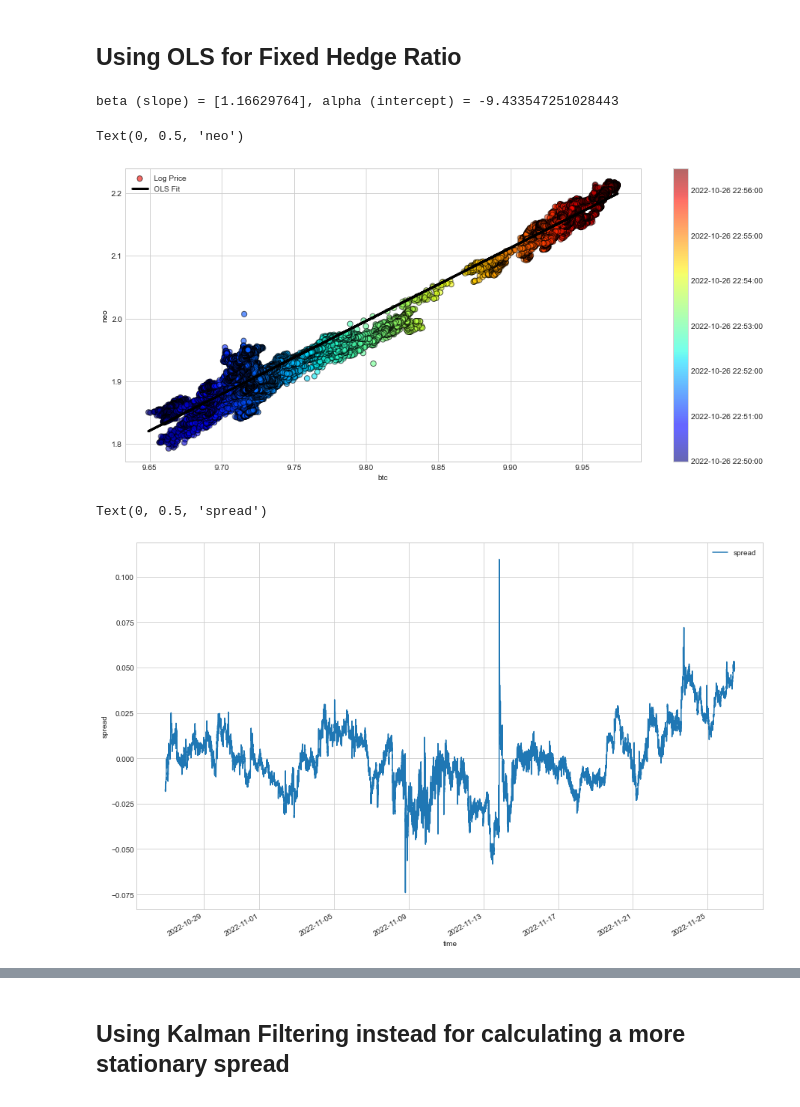
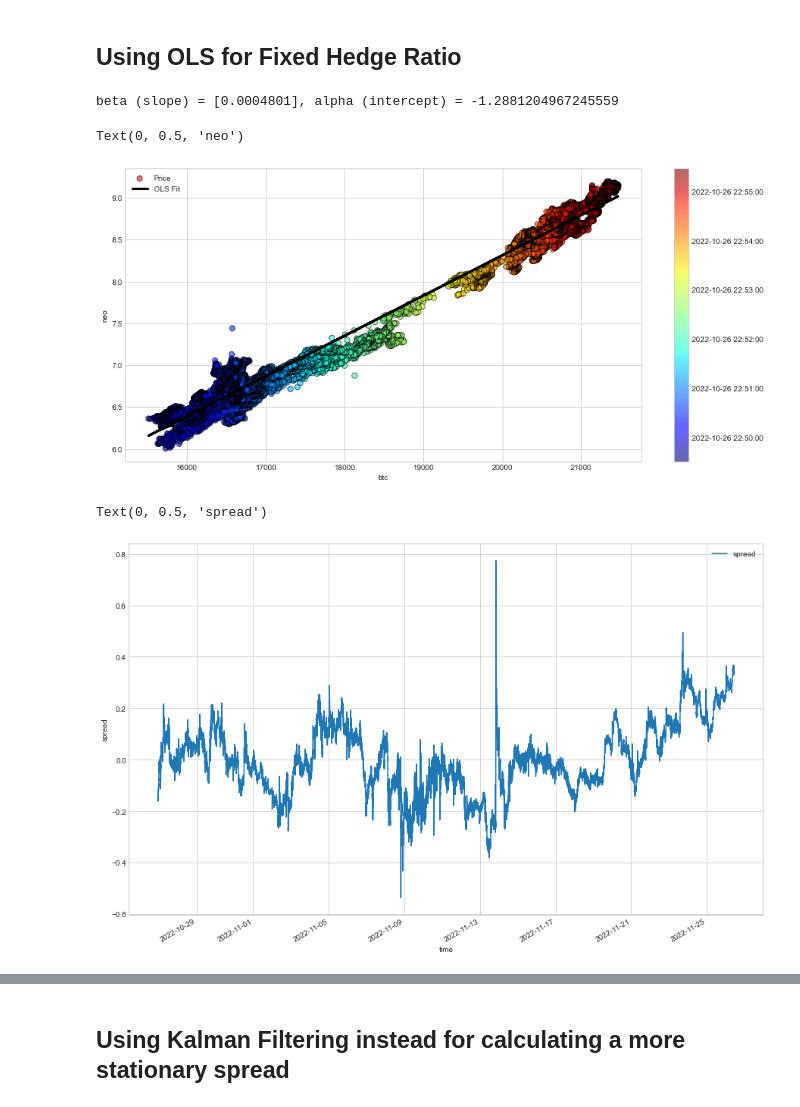
Before and after one commit to BabyChouSr/crypto-pairs-trading, a Jupyter notebook: Crypto Pairs Trading with Kalman Filtering Final.ipynb, the cells around one changed output, grey strips where cells are left out. Drawn from its saved outputs; the diff is of its cells as text; code cells hidden in the pictures.

```diff
--- a/Crypto Pairs Trading with Kalman Filtering Final.ipynb
+++ b/Crypto Pairs Trading with Kalman Filtering Final.ipynb
@@ -225,38 +225,38 @@ plt.show()
 ## Using OLS for Fixed Hedge Ratio ##
 # %%
 lm = LinearRegression()
-lm.fit(np.array(all_prices["btc_price"].iloc[-43800:]).reshape(-1,1),np.array(all_prices["neo_price"].iloc[-43800:]))
+lm.fit(np.exp(np.array(all_prices["btc_price"].iloc[-43800:])).reshape(-1,1),np.exp(np.array(all_prices["neo_price"].iloc[-43800:])))
 alpha = lm.intercept_
 beta = lm.coef_
-y_pred = alpha + beta[0] * all_prices["btc_price"].iloc[-43800:]
+y_pred = alpha + beta[0] * np.exp(all_prices["btc_price"].iloc[-43800:])
 print(f"beta (slope) = {beta}, alpha (intercept) = {alpha}")
 # %% [output]
-beta (slope) = [1.16629764], alpha (intercept) = -9.433547251028443
+beta (slope) = [0.0004801], alpha (intercept) = -1.2881204967245559
 # %%
 #plot the last month of log price data of xrp vs xmr
-x = list(all_prices["btc_price"].iloc[-43800:])
+x = list(np.exp(all_prices["btc_price"].iloc[-43800:]))
 plt.figure(figsize =(15,7))
 cm = plt.get_cmap('jet')
-sc = plt.scatter(all_prices["btc_price"].iloc[-43800:], all_prices["neo_price"].iloc[-43800:], s=50, c=x, cmap=cm, marker='o',
-                 alpha=0.6,label='Log Price',edgecolor='k')
+sc = plt.scatter(np.exp(all_prices["btc_price"].iloc[-43800:]), np.exp(all_prices["neo_price"].iloc[-43800:]), s=50, c=x, cmap=cm, marker='o',
+                alpha=0.6,label='Price',edgecolor='k')
 plt.plot(x, y_pred, '-',c='black',linewidth=3, label='OLS Fit')
 plt.legend()
 cb = plt.colorbar(sc)
 cb.ax.set_yticklabels([str(p) for p in all_prices["btc_price"].iloc[-43800:].index])
 plt.xlabel("btc")
 plt.ylabel("neo")
 # %% [output]
 Text(0, 0.5, 'neo')
-[figure, old version]
+[figure, new version]
 # %%
-df = pd.DataFrame(all_prices["neo_price"].iloc[-43800:] - all_prices["btc_price"].iloc[-43800:]*beta-alpha,
+df = pd.DataFrame(np.exp(all_prices["neo_price"].iloc[-43800:]) - np.exp(all_prices["btc_price"].iloc[-43800:])*beta-alpha,
                     index= all_prices["btc_price"].iloc[-43800:].index)
 df.columns = ['spread']
 df.plot(figsize =(15,10))
 plt.ylabel('spread')
 # %% [output]
 Text(0, 0.5, 'spread')
-[figure, old version]
+[figure, new version]
 # %%
 mean = df['spread'].mean()
 df['mean'] = df['spread'].mean()
```
Also changed, not shown: parts of 15 cells of this notebook.
